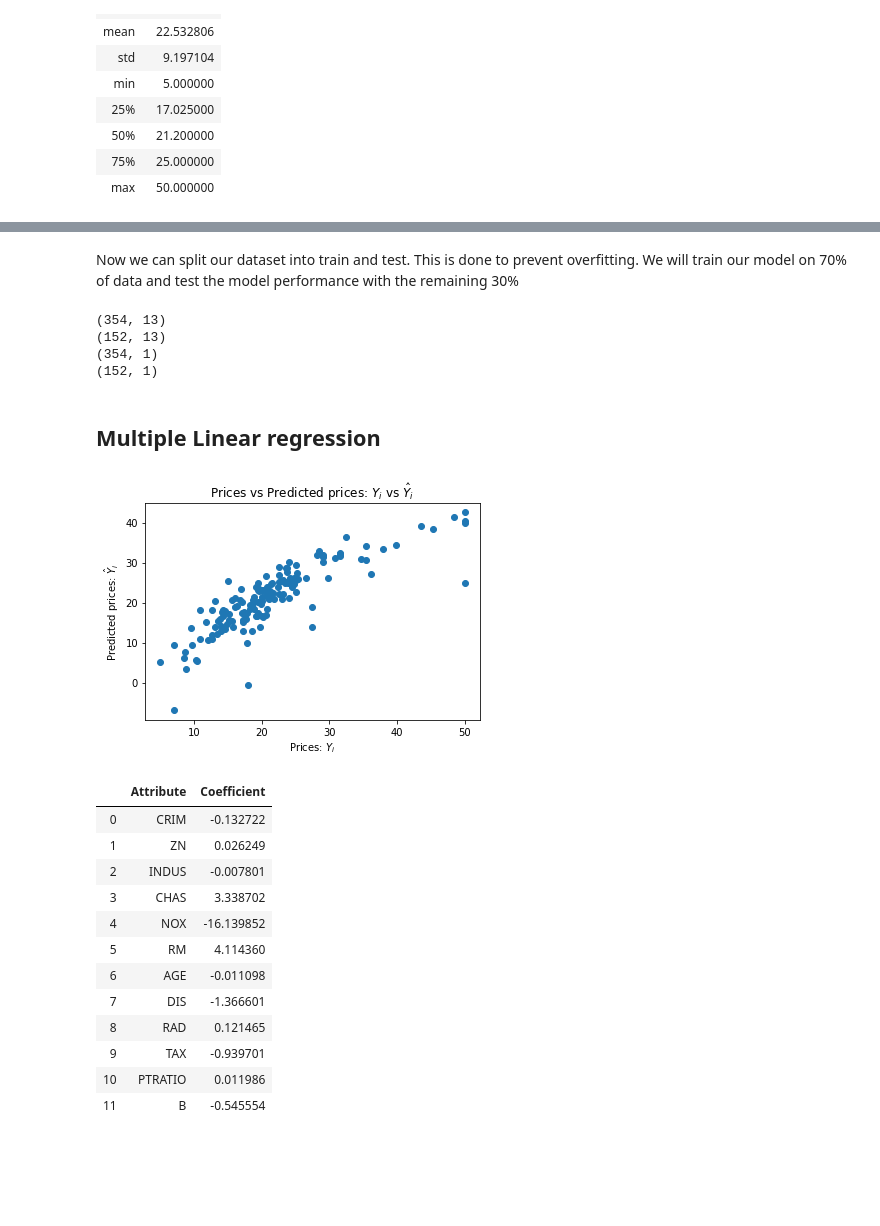
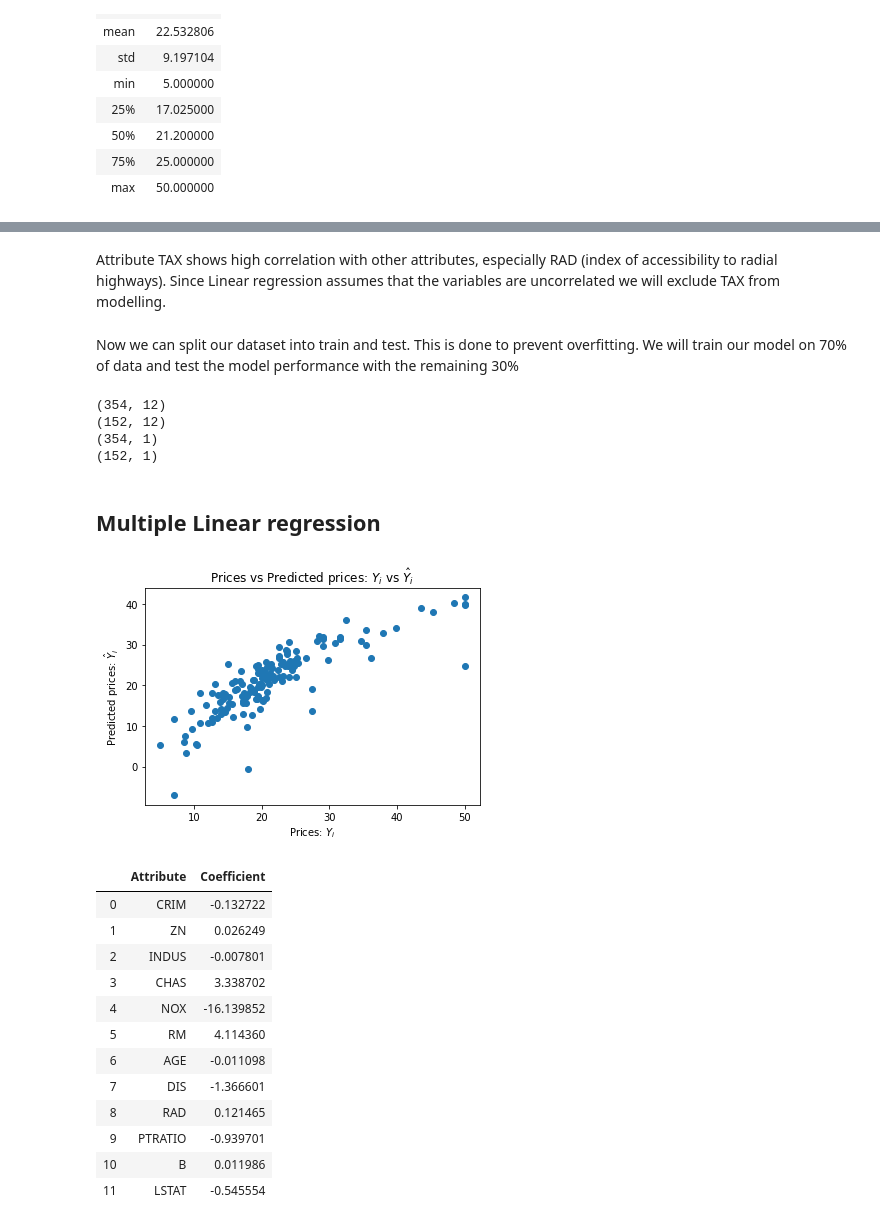
Before and after one commit to IvanaKocanova/Data_Science_Projects, a Jupyter notebook: House_price_prediction_Linear_regression.ipynb, the cells around one changed output, grey strips where cells are left out. Drawn from its saved outputs; the diff is of its cells as text; code cells hidden in the pictures; blank space fills up the shorter version.

```diff
--- a/House_price_prediction_Linear_regression.ipynb
+++ b/House_price_prediction_Linear_regression.ipynb
@@ -87,3 +129,8 @@ y.describe()
+# %% [markdown]
+Attribute TAX shows high correlation with other attributes, especially RAD (index of accessibility to radial highways). Since Linear regression assumes that the variables are uncorrelated we will exclude TAX from modelling.
+# %%
+# Drop variable Tax
+X = X.drop(['TAX'], axis=1)
 # %% [markdown]
 Now we can split our dataset into train and test. This is done to prevent overfitting. We will train our model on 70% of data and test the model performance with the remaining 30%
 # %%
@@ -93,8 +140,8 @@ print(X_test.shape)
 print(y_train.shape)
 print(y_test.shape)
 # %% [output]
-(354, 13)
-(152, 13)
+(354, 12)
+(152, 12)
 (354, 1)
 (152, 1)
 # %% [markdown]
@@ -102,23 +149,23 @@ print(y_test.shape)
 # %%
 # Fit linear regression
 lm = linear_model.LinearRegression()
-model = lm.fit(X_train, y_train)
+lm = lm.fit(X_train, y_train)
 # %%
 # Predict house prices and plot the differences between actual prices and predicted values
-y_pred = lm.predict(X_test)
+lm_y_pred = lm.predict(X_test)
 
-plt.scatter(y_test, y_pred)
+plt.scatter(y_test, lm_y_pred)
 plt.xlabel("Prices: $Y_i$")
 plt.ylabel("Predicted prices: $\hat{Y}_i$")
 plt.title("Prices vs Predicted prices: $Y_i$ vs $\hat{Y}_i$")
 plt.show()
 # %% [output]
-[figure, old version]
+[figure, new version]
 # %%
 # Look at the coefficients
 coef_values = pd.DataFrame(lm.coef_, index=['Coefficient']).transpose()
 att_names = pd.DataFrame(X.columns, columns=['Attribute'])
-coef_df = pd.concat([att_names,coefs_values], axis=1, join='inner')
+coef_df = pd.concat([att_names,coef_values], axis=1, join='inner')
 coef_df
 # %% [output]
 |  | Attribute | Coefficient |
@@ -131,6 +178,6 @@ coef_df
 | 6 | AGE | -0.011098 |
 | 7 | DIS | -1.366601 |
 | 8 | RAD | 0.121465 |
-| 9 | TAX | -0.939701 |
-| 10 | PTRATIO | 0.011986 |
-| 11 | B | -0.545554 |
+| 9 | PTRATIO | -0.939701 |
+| 10 | B | 0.011986 |
+| 11 | LSTAT | -0.545554 |
```
Also changed, not shown: parts of 22 cells of this notebook.
